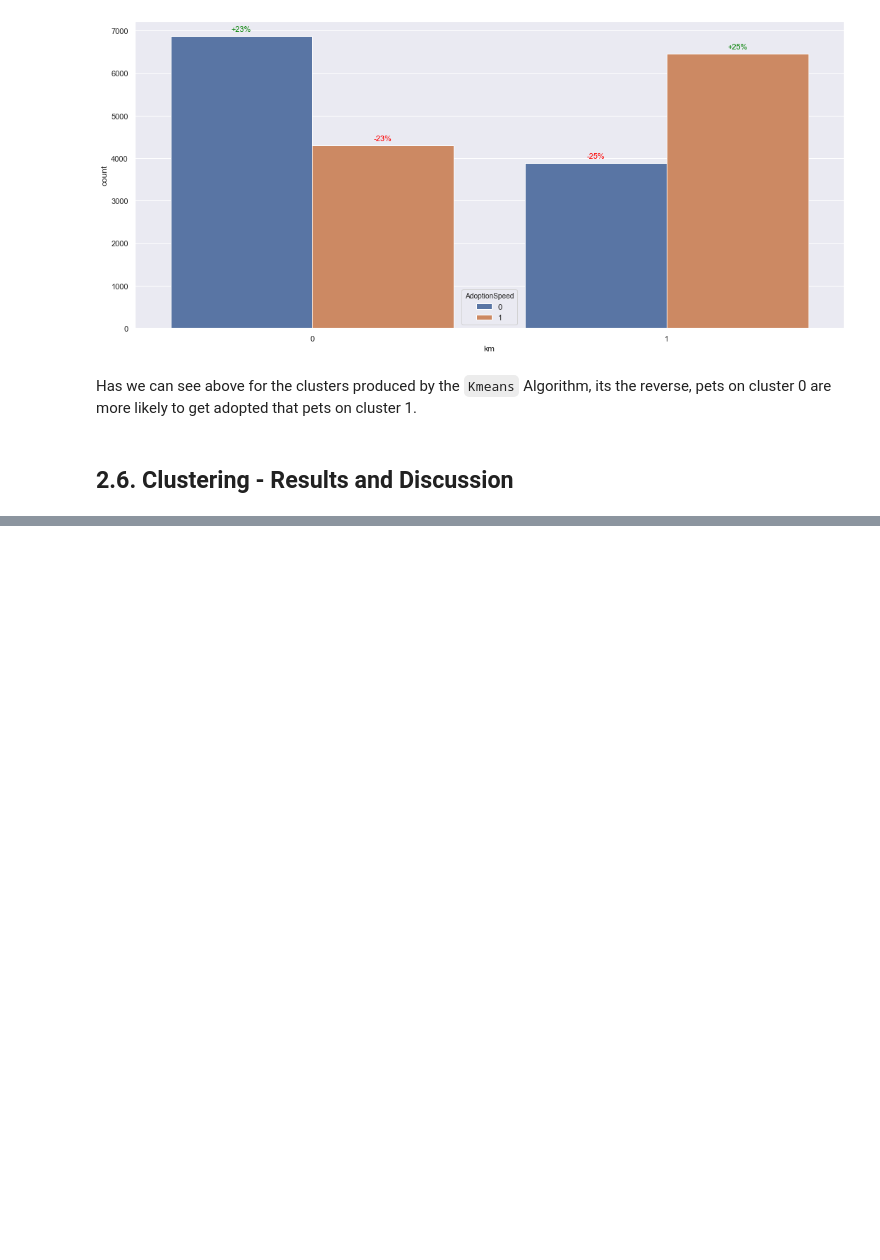
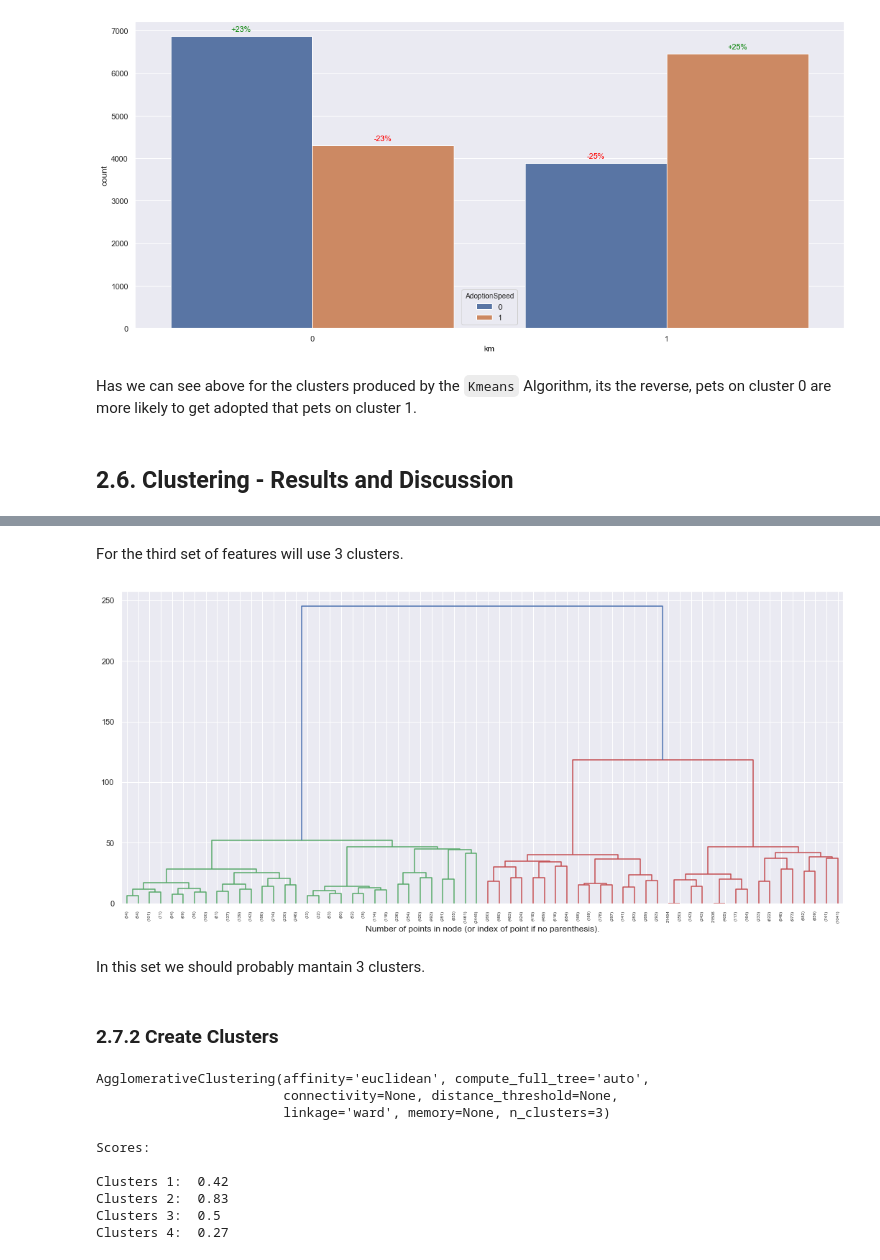
Before and after one commit to PedroCotovio/MLproject, a Jupyter notebook: Task2.ipynb, the cells around one changed output, grey strips where cells are left out. Cells and saved outputs as stored; diff of their text form; code cells hidden in the pictures; blank space fills up the shorter version.

```diff
--- a/Task2.ipynb
+++ b/Task2.ipynb
@@ -563,0 +575,46 @@ Has we can see above for the clusters produced by the `Kmeans` Algorithm, its th
+# %% [markdown]
+For the third set of features will use 3 clusters.
+# %%
+#Plot fisrt 5 levels of dendograme
+plt.figure(figsize=(18, 8));
+plt = plot_dendogram(c4, p=5)
+plt.xlabel("Number of points in node (or index of point if no parenthesis).")
+plt.show()
+# %% [output]
+[figure, added]
+# %% [markdown]
+In this set we should probably mantain 3 clusters.
+# %% [markdown]
+### 2.7.2 Create Clusters
+# %%
+#Train Clusters
+cl1 = AgglomerativeClustering(n_clusters=5, affinity='euclidean', compute_full_tree='auto', linkage='ward')
+cl1.fit(c1)
+cl2 = AgglomerativeClustering(n_clusters=2, affinity='euclidean', compute_full_tree='auto', linkage='ward')
+cl2.fit(c2)
+cl3 = AgglomerativeClustering(n_clusters=3, affinity='euclidean', compute_full_tree='auto', linkage='ward')
+cl3.fit(c3)
+cl4 = AgglomerativeClustering(n_clusters=3, affinity='euclidean', compute_full_tree='auto', linkage='ward')
+cl4.fit(c4)
+# %% [output]
+AgglomerativeClustering(affinity='euclidean', compute_full_tree='auto',
+                        connectivity=None, distance_threshold=None,
+                        linkage='ward', memory=None, n_clusters=3)
+# %%
+#Test Quality
+s1 = round(metrics.silhouette_score(c1, cl1.labels_, metric='euclidean'),2)
+s2 = round(metrics.silhouette_score(c2, cl2.labels_, metric='euclidean'),2)
+s3 = round(metrics.silhouette_score(c3, cl3.labels_, metric='euclidean'),2)
+s4 = round(metrics.silhouette_score(c4, cl4.labels_, metric='euclidean'),2)
+print('Scores: \n')
+print("Clusters 1: ", s1)
+print("Clusters 2: ", s2)
+print("Clusters 3: ", s3)
+print("Clusters 4: ", s4)
+# %% [output]
+Scores:
+
+Clusters 1:  0.42
+Clusters 2:  0.83
+Clusters 3:  0.5
+Clusters 4:  0.27
```
Also changed, not shown: parts of 20 cells of this notebook, 1 other file.
